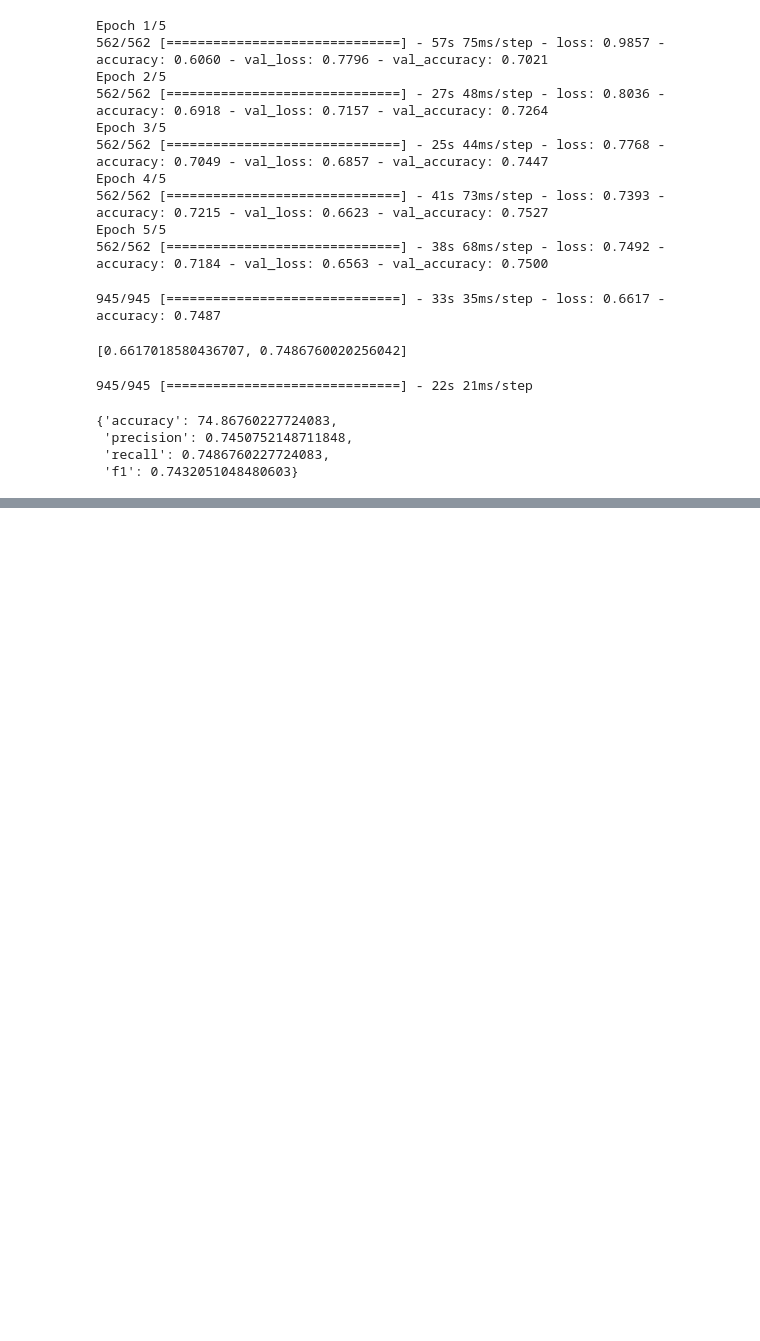
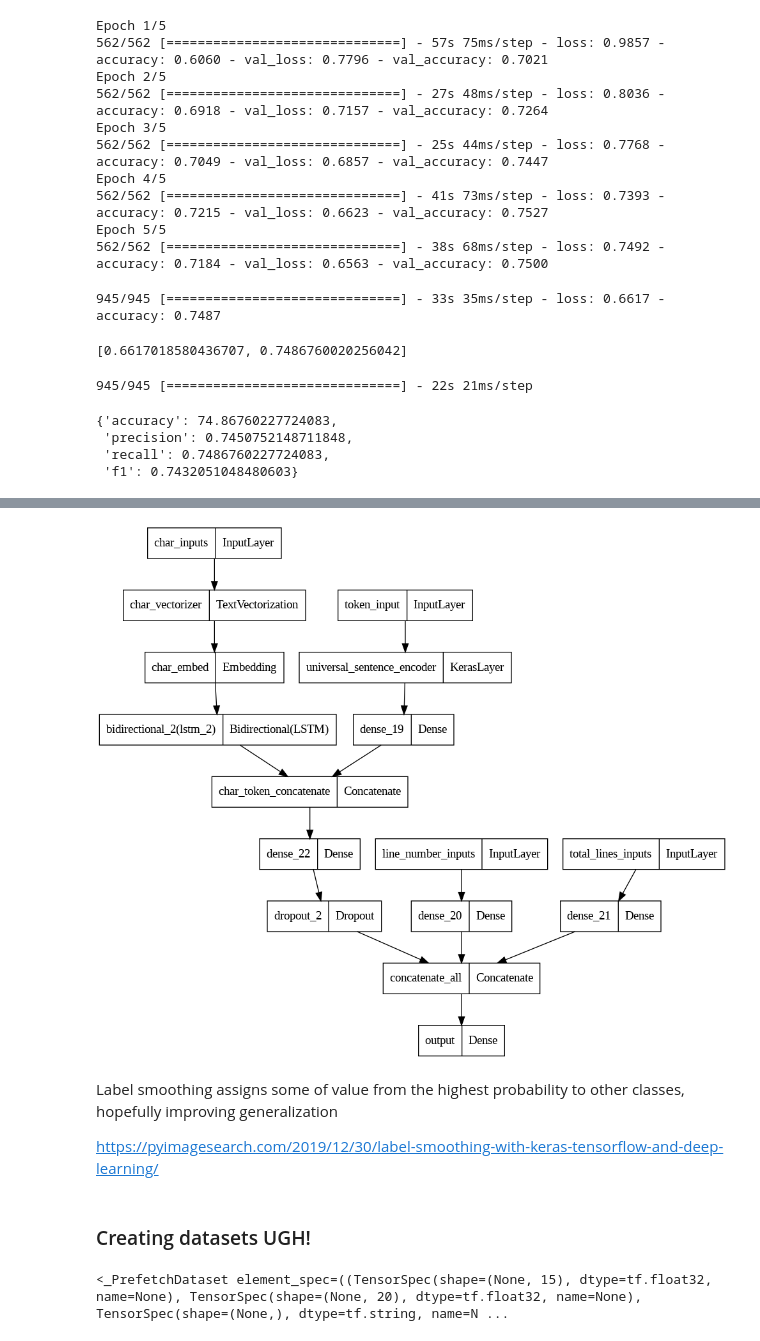
Before and after one commit to kacper-dobrow/tensorflow-course, a Jupyter notebook: 09_SkimLit_nlp_milestone_project.ipynb, the cells around one changed output, grey strips where cells are left out. Drawn from its saved outputs; the diff is of its cells as text; code cells hidden in the pictures; blank space fills up the shorter version.

```diff
--- a/09_SkimLit_nlp_milestone_project.ipynb
+++ b/09_SkimLit_nlp_milestone_project.ipynb
@@ -1043,0 +1135,50 @@ model_4_results
+# %%
+# 1 token inputs
+token_inputs = layers.Input(shape=[], dtype="string", name="token_input") # shape is a consequence of using a foreign tf_hub layer
+token_embeddings = tf_hub_embedding_layer(token_inputs)
+token_outputs = layers.Dense(128, activation="relu")(token_embeddings)
+token_model = tf.keras.Model(token_inputs, token_outputs)
+
+# 2 char inputs
+char_inputs = layers.Input(shape=(1,), dtype="string", name="char_inputs")
+char_vectors = char_vectorizer(char_inputs)
+char_embeddings = char_embed(char_vectors)
+char_bi_lstm = layers.Bidirectional(layers.LSTM(24))(char_embeddings)
+char_model = tf.keras.Model(char_inputs, char_bi_lstm)
+
+# 3 line numbers model
+line_number_inputs = layers.Input(shape=(15,), dtype=tf.float32, name="line_number_inputs")
+line_number_dense = layers.Dense(32, activation="relu")(line_number_inputs)
+line_number_model = tf.keras.Model(line_number_inputs, line_number_dense)
+
+# 4 Total lines model
+total_lines_inputs = layers.Input(shape=(20,), dtype=tf.float32, name="total_lines_inputs")
+total_lines_dense = layers.Dense(32, activation="relu")(total_lines_inputs)
+total_lines_model = tf.keras.Model(total_lines_inputs, total_lines_dense)
+
+# 5 combine outputs of 1 and 2
+combined_embeddings = layers.Concatenate(name="char_token_concatenate")([token_model.output, char_model.output])
+z = layers.Dense(256, activation="relu")(combined_embeddings)
+z = layers.Dropout(0.5)(z)
+
+# 6 combine outputs of 3, 4 and 5
+combined_all = layers.Concatenate(name="concatenate_all")([line_number_model.output, total_lines_model.output, z])
+
+# 7 Create output layer
+output_layer = layers.Dense(num_classes, activation="softmax", name="output")(combined_all)
+
+# 8 Construct the model
+model_5 = tf.keras.Model(inputs=[line_number_model.input,
+                                 total_lines_model.input,
+                                 token_model.input,
+                                 char_model.input],
+                         outputs=output_layer,
+                         name="model_5_tribrid_embedding")
+# %%
+plot_model(model_5)
+# %% [output]
+[figure, added]
+# %% [markdown]
+Label smoothing assigns some of value from the highest probability to other classes, hopefully improving generalization
+
+https://pyimagesearch.com/2019/12/30/label-smoothing-with-keras-tensorflow-and-deep-learning/
@@ -1043,0 +1190,2 @@ model_4_results
+# %% [markdown]
+### Creating datasets UGH!
@@ -1043,0 +1212,4 @@ model_4_results
+# %%
+train_char_token_pos_dataset
+# %% [output]
+<_PrefetchDataset element_spec=((TensorSpec(shape=(None, 15), dtype=tf.float32, name=None), TensorSpec(shape=(None, 20), dtype=tf.float32, name=None), TensorSpec(shape=(None,), dtype=tf.string, name=N ...
```
Also changed, not shown: parts of 25 cells of this notebook.
